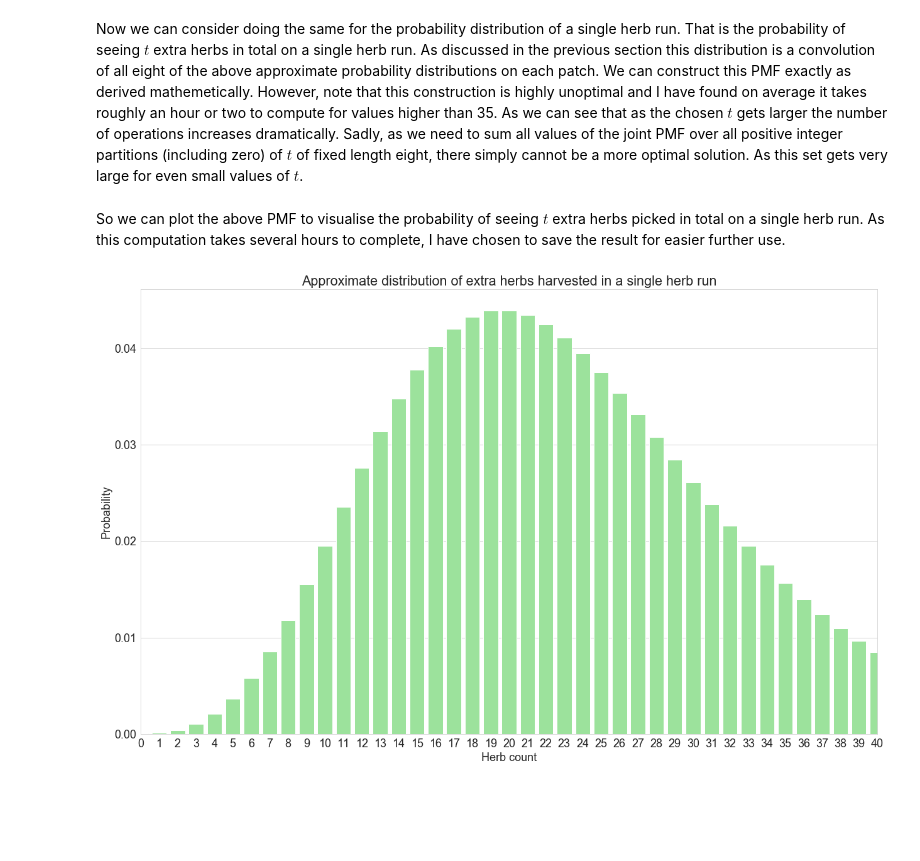
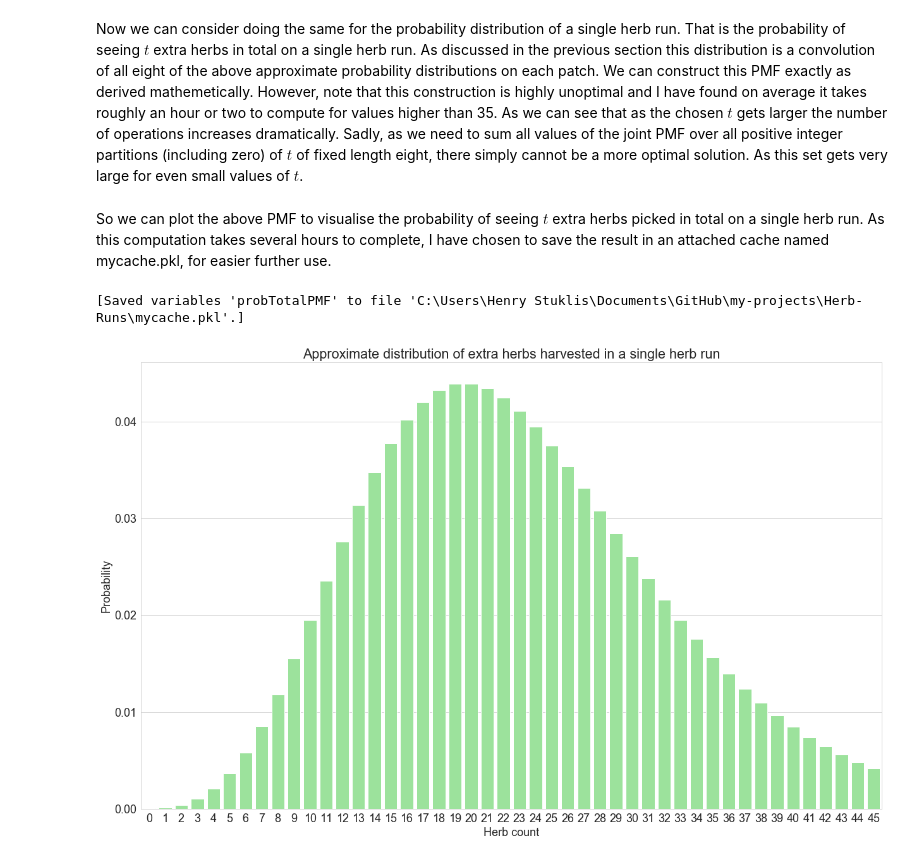
Before and after one commit to HStuklis/my-projects, a Jupyter notebook: Herb-Runs/04-Herb-Runs.ipynb, the cells around one changed output. Drawn from its saved outputs; the diff is of its cells as text; code cells hidden in the pictures; blank space fills up the shorter version.

```diff
--- a/Herb-Runs/04-Herb-Runs.ipynb
+++ b/Herb-Runs/04-Herb-Runs.ipynb
@@ -234,18 +237,20 @@ def totalPMF(P, t):
                                 *patchPMF(MLE[6],tPP-tW)*patchPMF(MLE[7],t-tPP)
     return sm
 # %% [markdown]
-So we can plot the above PMF to visualise the probability of seeing $t$ extra herbs picked in total on a single herb run. As this computation takes several hours to complete, I have chosen to save the result for easier further use.
+So we can plot the above PMF to visualise the probability of seeing $t$ extra herbs picked in total on a single herb run. As this computation takes several hours to complete, I have chosen to save the result in an attached cache named mycache.pkl, for easier further use.
+# %%
+tTotalPMF = np.arange(46)
+probTotalPMF = np.zeros(46)
 # %%
-tTotalPMF = np.arange(41)
-%%cache probTotalPMF
-probTotalPMF = np.zeros(41)
+%%cache mycache.pkl probTotalPMF
 for i in tTotalPMF:
     probTotalPMF[i] = totalPMF(MLE, i)
+# %% [output]
+[Saved variables 'probTotalPMF' to file 'C:\Users\Henry Stuklis\Documents\GitHub\my-projects\Herb-Runs\mycache.pkl'.]
 # %%
 sns.barplot(x = tTotalPMF, y = probTotalPMF, color = 'lightgreen')
 plt.xlabel('Herb count')
 plt.ylabel('Probability')
-plt.xlim(0,41)
 plt.title('Approximate distribution of extra herbs harvested in a single herb run');
 # %% [output]
-[figure, old version]
+[figure, new version]
```
Also changed, not shown: parts of 4 cells of this notebook, 1 other file.
